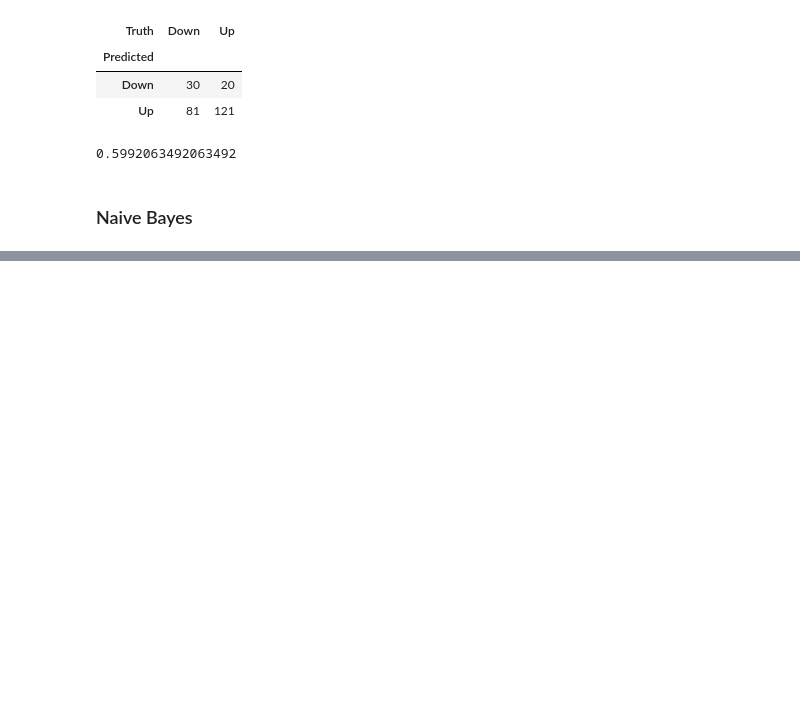
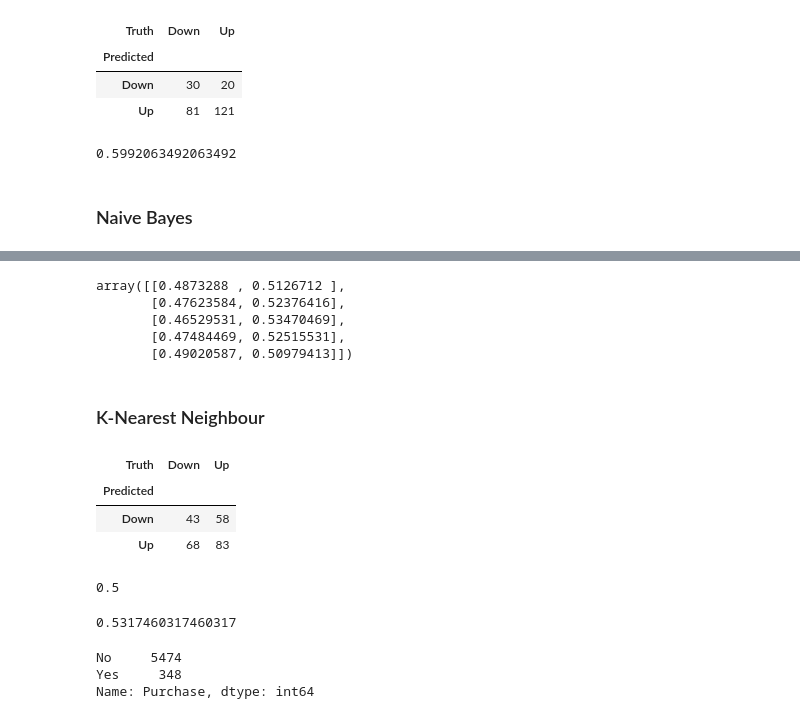
Before and after one commit to GabriCala25/statistical_learning_exercises, a Jupyter notebook: 4_7_classification.ipynb, the cells around one changed output, grey strips where cells are left out. Cells and saved outputs as stored; diff of their text form; code cells hidden in the pictures; blank space fills up the shorter version.

```diff
--- a/4_7_classification.ipynb
+++ b/4_7_classification.ipynb
@@ -280,0 +327,43 @@ np.mean(qda_pred == L_test)
+# %%
+# the predict_proba() method estimates the probability that each observation belongs to a particular class
+NB.predict_proba(X_test)[:5]
+# %% [output]
+array([[0.4873288 , 0.5126712 ],
+       [0.47623584, 0.52376416],
+       [0.46529531, 0.53470469],
+       [0.47484469, 0.52515531],
+       [0.49020587, 0.50979413]])
+# %% [markdown]
+### K-Nearest Neighbour
+# %%
+# we fit the classifier:
+knn1 = KNeighborsClassifier(n_neighbors=1)
+knn1.fit(X_train, L_train)
+knn1_pred = knn1.predict(X_test)
+confusion_table(knn1_pred, L_test)
+# %% [output]
+| Truth | Down | Up |
+| Predicted |  |  |
+| Down | 43 | 58 |
+| Up | 68 | 83 |
+# %%
+np.mean(knn1_pred == L_test)
+# %% [output]
+0.5
+# %%
+# we repeat the analysis by setting K = 3
+knn3 = KNeighborsClassifier(n_neighbors=3)
+knn3_pred = knn3.fit(X_train, L_train).predict(X_test)
+np.mean(knn3_pred == L_test)
+# %% [output]
+0.5317460317460317
+# %%
+# KNN does not perform well on the Smarket data, but in general it proveides outstanding performances.
+# We extract the Caravan dataset from ISLP
+Caravan = load_data('Caravan')
+Purchase = Caravan.Purchase
+Purchase.value_counts()
+# %% [output]
+No     5474
+Yes     348
+Name: Purchase, dtype: int64
```
Also changed, not shown: parts of 21 cells of this notebook.
